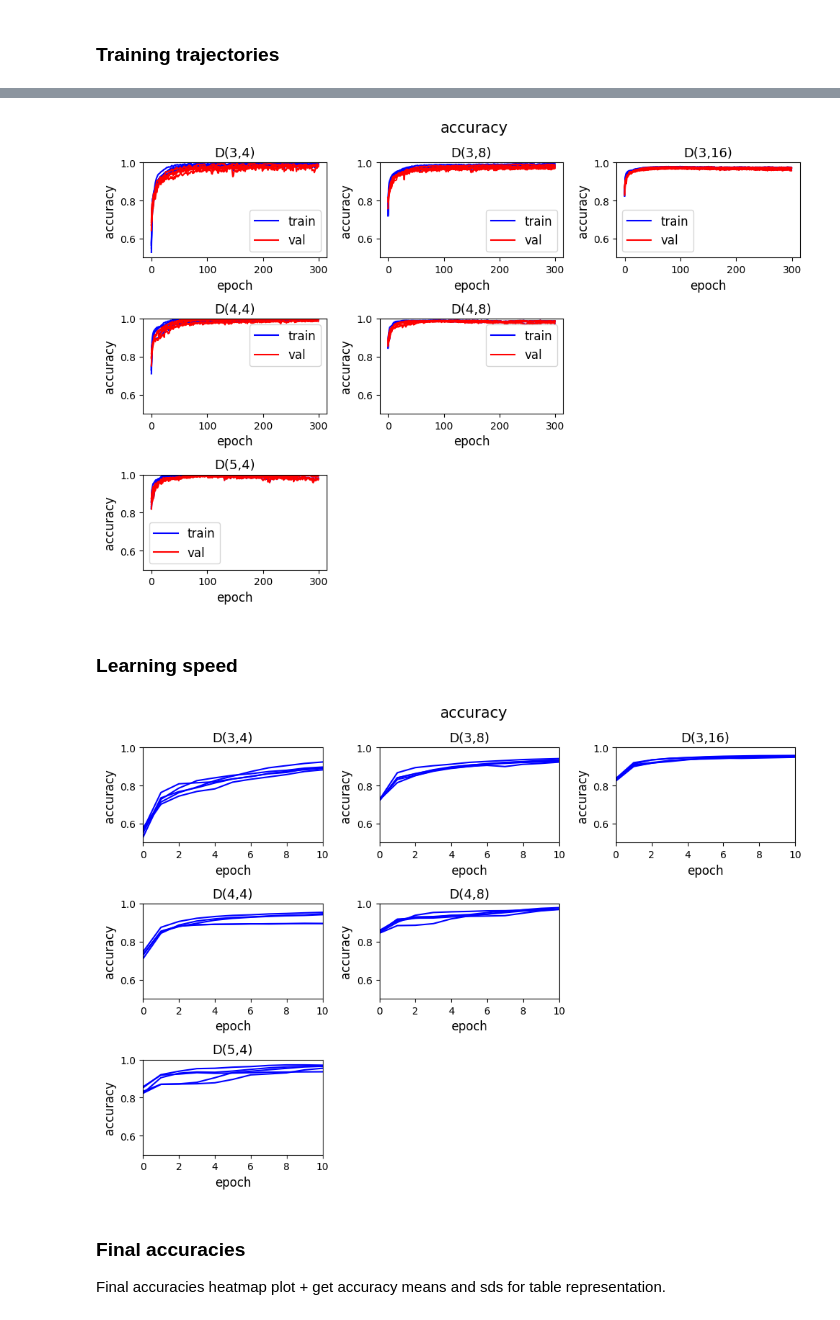
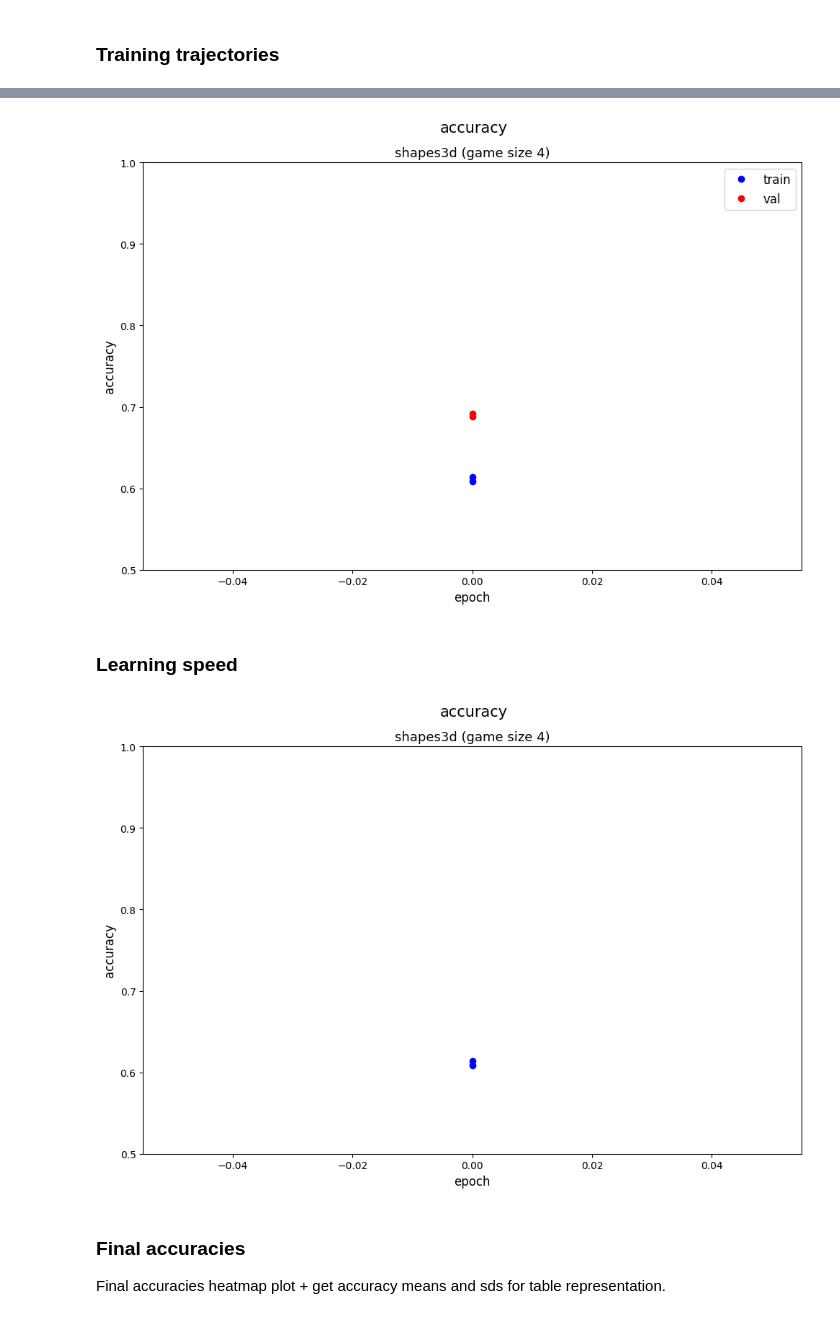
Before and after one commit to mariia55/emergent-abstractions_biased, a Jupyter notebook: analysis_cnn.ipynb, the cells around one changed output, grey strips where cells are left out. Drawn from its saved outputs; the diff is of its cells as text; code cells hidden in the pictures.

Commit message:
changes to/for analysis, evaluate_metric and train

```diff
--- a/analysis_cnn.ipynb
+++ b/analysis_cnn.ipynb
@@ -23,3 +16,11 @@ paths = ['results/' + d + '_game_size_10_vsf_3' for d in datasets]
+# %%
+game_size = 4
+n_values = [4,]
+n_attributes = [3,]
+n_epochs = 300
+n_datasets = 2 #len(datasets)
+datasets = ['(3,4)',]
+paths = ['results/3dshapes/' + 'shapes3d_feat_rep_game_size_' + str(game_size) + '_vsf_3']
 # %%
 context_unaware = False # whether original or context_unaware simulations are evaluated
 if context_unaware:
@@ -30,3 +31,13 @@ else:
 ## Accuracies
 # %% [markdown]
 ### Training trajectories
+# %%
+all_accuracies = load_accuracies(paths, n_runs=2, n_epochs=300, val_steps=1, zero_shot=False, context_unaware=context_unaware, shapes3d=True)
+print(all_accuracies['train_acc'].shape) # shape of feature vector data: (6, 5, 300) --> Nr of epochs does not match
+print(all_accuracies['train_acc'])
+print(all_accuracies['val_acc'])
+print(all_accuracies['test_acc'])
+print(type(all_accuracies['train_acc']))
+#print(all_accuracies['zero_shot_acc'])
+#print(all_accuracies['zero_shot_val_acc'])
+#print(all_accuracies['zero_shot_test_acc'])
@@ -33,15 +52,14 @@ else:
 # %%
-all_accuracies = load_accuracies(paths, n_runs=5, n_epochs=300, val_steps=1, zero_shot=False, context_unaware=context_unaware)
-plot_training_trajectory(all_accuracies['train_acc'], all_accuracies['val_acc'], ylim=(0.5, 1), steps=(1, 1))
+plot_training_trajectory(shapes3d=True, results_train=all_accuracies['train_acc'], results_val=all_accuracies['val_acc'], ylim=(0.5, 1), steps=(1, 1), n_epochs=1, plot_indices=(1, ), plot_shape=(1, 1))
 # %% [output]
-[figure, old version]
+[figure, new version]
 # %% [markdown]
 ### Learning speed
 # %%
-all_accuracies = load_accuracies(paths, n_runs=5, n_epochs=300, val_steps=1, zero_shot=False, context_unaware=context_unaware)
-plot_training_trajectory(all_accuracies['train_acc'], all_accuracies['val_acc'], ylim=(0.5, 1), xlim=(0, 10), steps=(1, 1), train_only=True)
+all_accuracies = load_accuracies(paths, n_runs=2, n_epochs=1, val_steps=1, zero_shot=False, context_unaware=context_unaware, shapes3d=True)
+plot_training_trajectory(all_accuracies['train_acc'], all_accuracies['val_acc'], shapes3d=True, ylim=(0.5, 1), steps=(1, 1), n_epochs=1, plot_indices=(1, ), plot_shape=(1, 1), train_only=True)
 # %% [output]
-[figure, old version]
+[figure, new version]
 # %% [markdown]
 ### Final accuracies
 Final accuracies heatmap plot + get accuracy means and sds for table representation.
```
Also changed, not shown: parts of 50 cells of this notebook, 6 other files.
